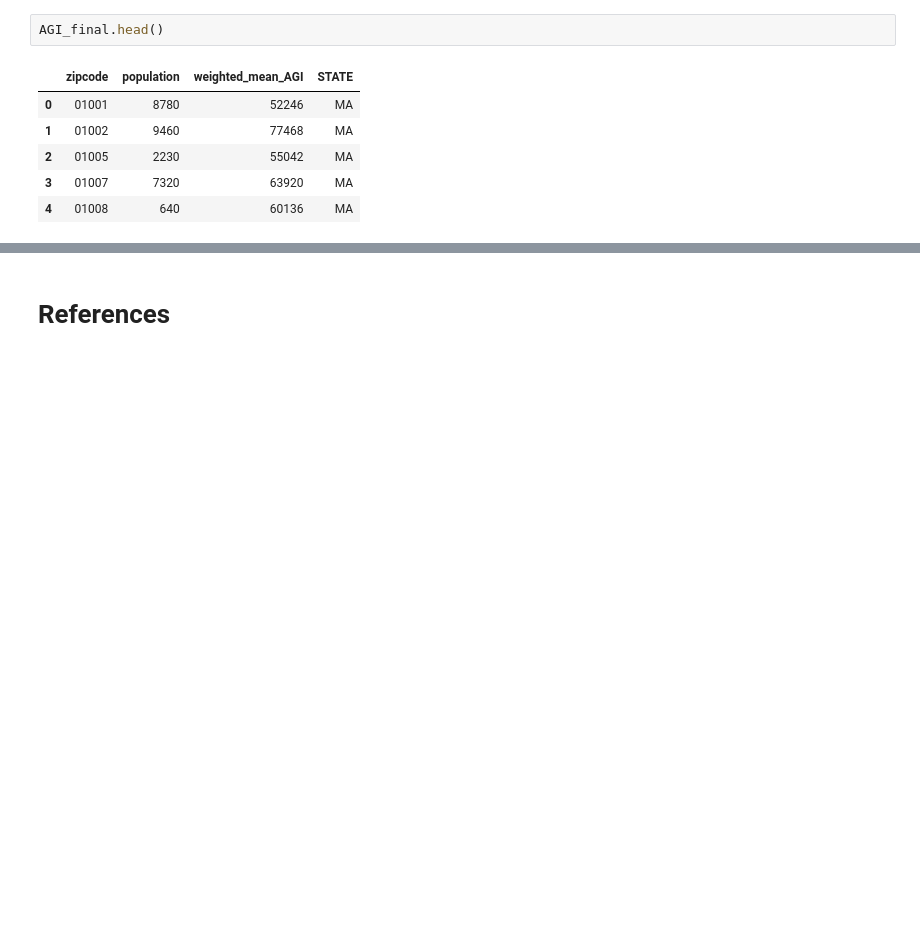
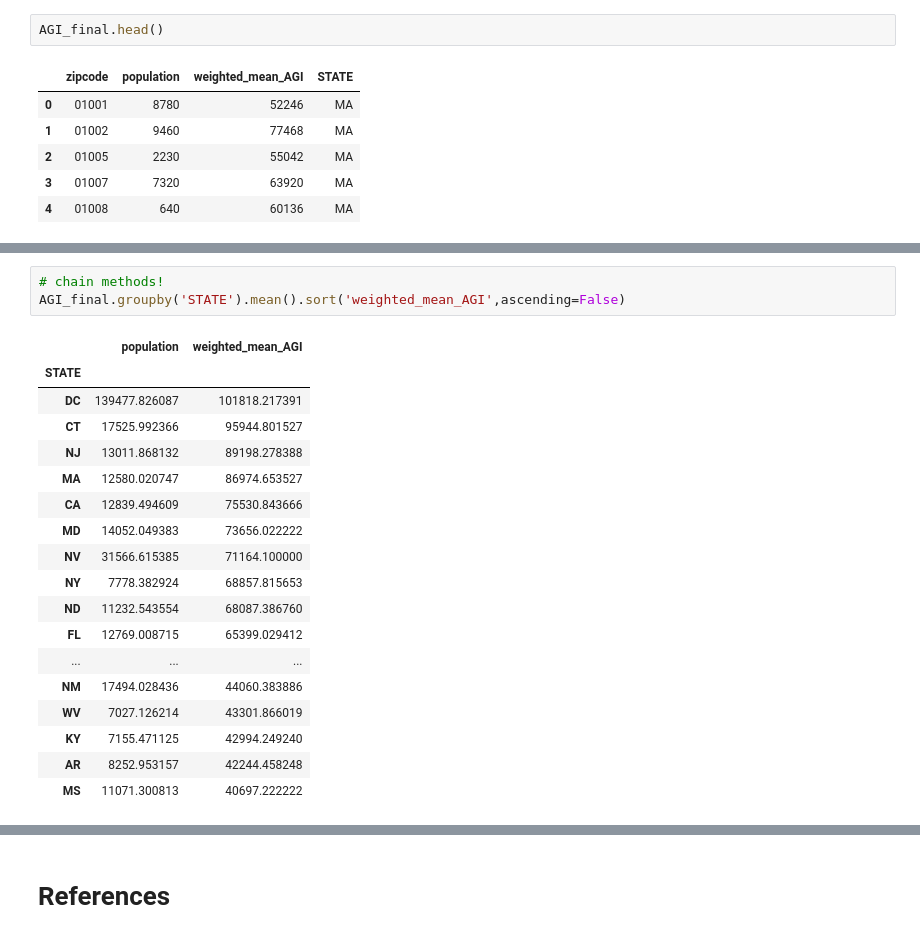
Before and after one commit to meli-lewis/osb2015, a Jupyter notebook: OSB2015_intro_data.ipynb, the cells around one changed output, grey strips where cells are left out. Cells and saved outputs as stored; diff of their text form; blank space fills up the shorter version.

```diff
--- a/OSB2015_intro_data.ipynb
+++ b/OSB2015_intro_data.ipynb
@@ -205 +290,23 @@ AGI_final.head()
+# %%
+# chain methods!
+AGI_final.groupby('STATE').mean().sort('weighted_mean_AGI',ascending=False)
+# %% [output]
+|  | population | weighted_mean_AGI |
+| STATE |  |  |
+| DC | 139477.826087 | 101818.217391 |
+| CT | 17525.992366 | 95944.801527 |
+| NJ | 13011.868132 | 89198.278388 |
+| MA | 12580.020747 | 86974.653527 |
+| CA | 12839.494609 | 75530.843666 |
+| MD | 14052.049383 | 73656.022222 |
+| NV | 31566.615385 | 71164.100000 |
+| NY | 7778.382924 | 68857.815653 |
+| ND | 11232.543554 | 68087.386760 |
+| FL | 12769.008715 | 65399.029412 |
+| ... | ... | ... |
+| NM | 17494.028436 | 44060.383886 |
+| WV | 7027.126214 | 43301.866019 |
+| KY | 7155.471125 | 42994.249240 |
+| AR | 8252.953157 | 42244.458248 |
+| MS | 11071.300813 | 40697.222222 |
 # %%
```
Also changed, not shown: parts of 31 cells of this notebook.
